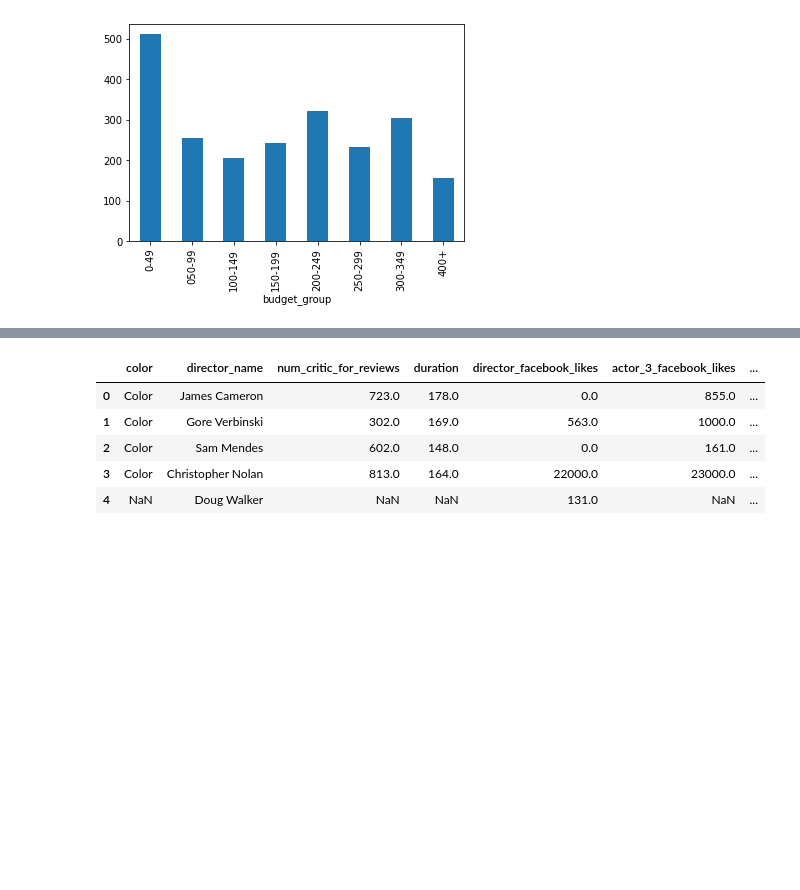
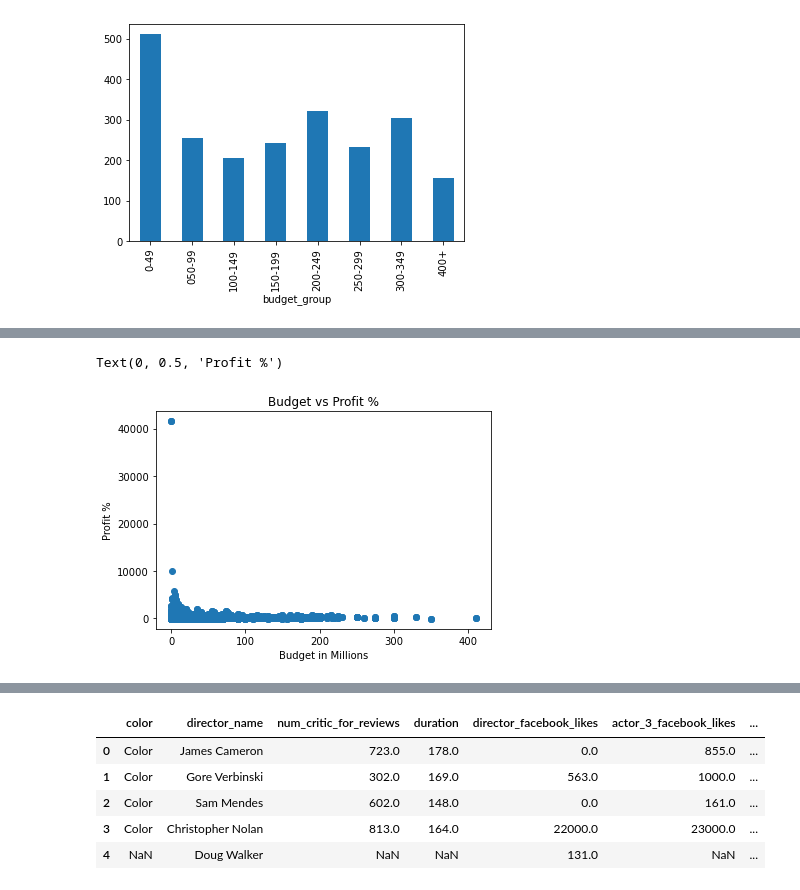
Before and after one commit to FeritYikar/ds-phase1-project, a Jupyter notebook: Master Notebook.ipynb, the cells around one changed output, grey strips where cells are left out. Saved outputs shown, nothing was run; the diff lists cells and outputs as text; code cells hidden in the pictures; blank space fills up the shorter version.

```diff
--- a/Master Notebook.ipynb
+++ b/Master Notebook.ipynb
@@ -535,0 +768,4 @@ budget_analysis.plot.bar()
+# %%
+#adding profit percentage column, calculating profit %
+genre_budgets_cleaned["profit_percentage"]= ((genre_budgets_cleaned["wwg_numeric"] / genre_budgets_cleaned["pb_numeric"]) -1 )* 100
+genre_budgets_cleaned
@@ -535,0 +803,6 @@ budget_analysis.plot.bar()
+# %%
+#turning genres_list to a list and creating new column called genres
+gbc2 = genre_budgets_cleaned.copy()
+gbc2['genres_list'] = gbc2['genres'].str.split(',')
+#genre_budgets_cleaned.explode("genres")
+gbc2
@@ -535,0 +823,5 @@ budget_analysis.plot.bar()
+# %%
+#exploding data to separate genres
+budgets_genres = gbc2.explode("genres_list")
+budgets_genres.sort_values(by="profit_percentage", ascending=False)
+budgets_genres
@@ -535,0 +869,5 @@ budget_analysis.plot.bar()
+# %%
+#dividing data set by 1 million to shorten values to million and getting rid of the 1E message
+budgets_genres['production_budget'] = budgets_genres['pb_numeric'].map(lambda x: x/1000000)
+budgets_genres['worldwide_gross'] = budgets_genres['wwg_numeric'].map(lambda x: x/1000000)
+budgets_genres["genres_list"].value_counts()
@@ -535,0 +990,10 @@ budget_analysis.plot.bar()
+# %%
+fig, ax = plt.subplots()
+
+ax.scatter(x= budgets_genres["production_budget"], y= budgets_genres["profit_percentage"])
+ax.set_title("Budget vs Profit %")
+ax.set_xlabel("Budget in Millions")
+ax.set_ylabel("Profit %")
+# %% [output]
+Text(0, 0.5, 'Profit %')
+[figure, added]
```
Also changed, not shown: parts of 36 cells of this notebook, 1 other file.
